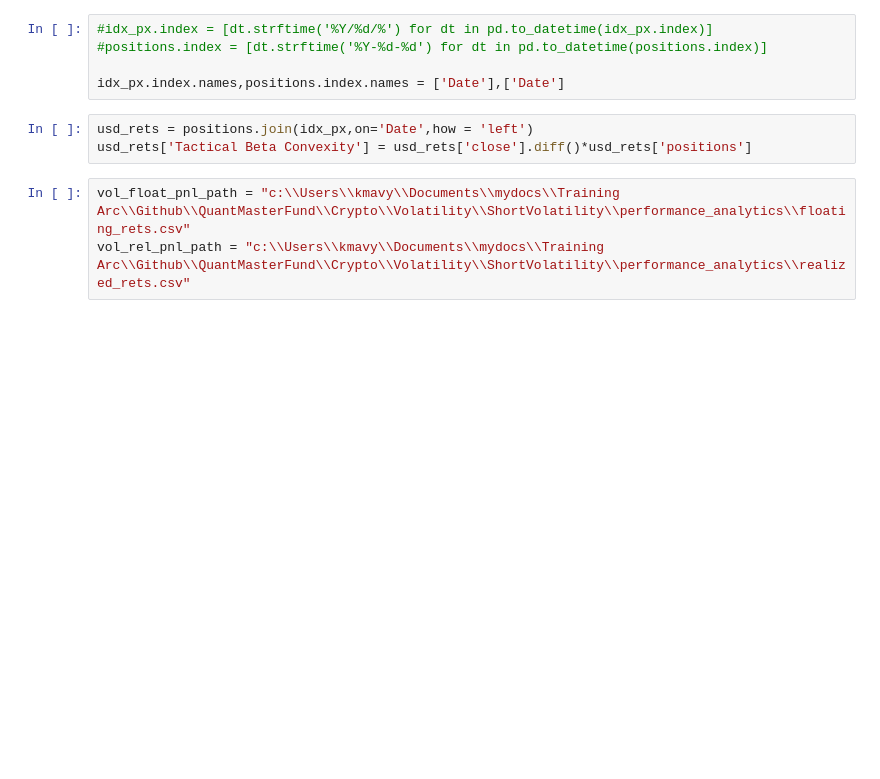
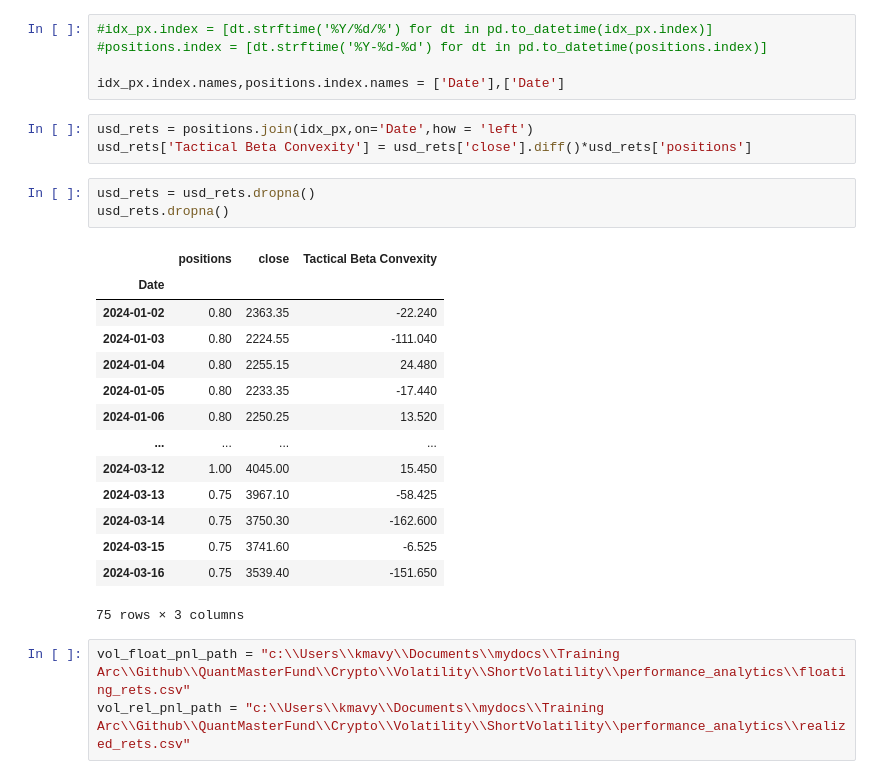
Before and after one commit to kmavyrle/QuantMasterFund, a Jupyter notebook: Crypto/TacticalBetaConvexity/test.ipynb, the cells around one changed output. Drawn from its saved outputs; the diff is of its cells as text; blank space fills up the shorter version.

```diff
--- a/Crypto/TacticalBetaConvexity/test.ipynb
+++ b/Crypto/TacticalBetaConvexity/test.ipynb
@@ -89,6 +106,24 @@ idx_px.index.names,positions.index.names = ['Date'],['Date']
 # %%
 usd_rets = positions.join(idx_px,on='Date',how = 'left')
 usd_rets['Tactical Beta Convexity'] = usd_rets['close'].diff()*usd_rets['positions']
+# %%
+usd_rets = usd_rets.dropna()
+usd_rets.dropna()
+# %% [output]
+|  | positions | close | Tactical Beta Convexity |
+| Date |  |  |  |
+| 2024-01-02 | 0.80 | 2363.35 | -22.240 |
+| 2024-01-03 | 0.80 | 2224.55 | -111.040 |
+| 2024-01-04 | 0.80 | 2255.15 | 24.480 |
+| 2024-01-05 | 0.80 | 2233.35 | -17.440 |
+| 2024-01-06 | 0.80 | 2250.25 | 13.520 |
+| ... | ... | ... | ... |
+| 2024-03-12 | 1.00 | 4045.00 | 15.450 |
+| 2024-03-13 | 0.75 | 3967.10 | -58.425 |
+| 2024-03-14 | 0.75 | 3750.30 | -162.600 |
+| 2024-03-15 | 0.75 | 3741.60 | -6.525 |
+| 2024-03-16 | 0.75 | 3539.40 | -151.650 |
+75 rows × 3 columns
 # %%
 vol_float_pnl_path = "c:\\Users\\kmavy\\Documents\\mydocs\\Training Arc\\Github\\QuantMasterFund\\Crypto\\Volatility\\ShortVolatility\\performance_analytics\\floating_rets.csv"
 vol_rel_pnl_path = "c:\\Users\\kmavy\\Documents\\mydocs\\Training Arc\\Github\\QuantMasterFund\\Crypto\\Volatility\\ShortVolatility\\performance_analytics\\realized_rets.csv"
```
Also changed, not shown: parts of 14 cells of this notebook, 4 other files.
